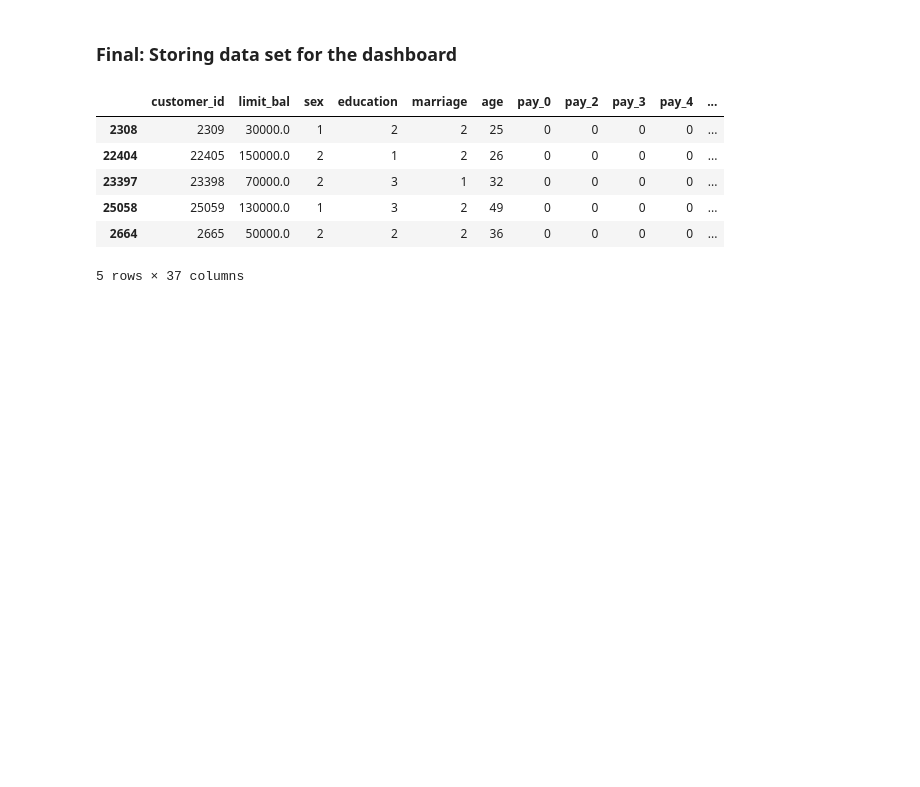
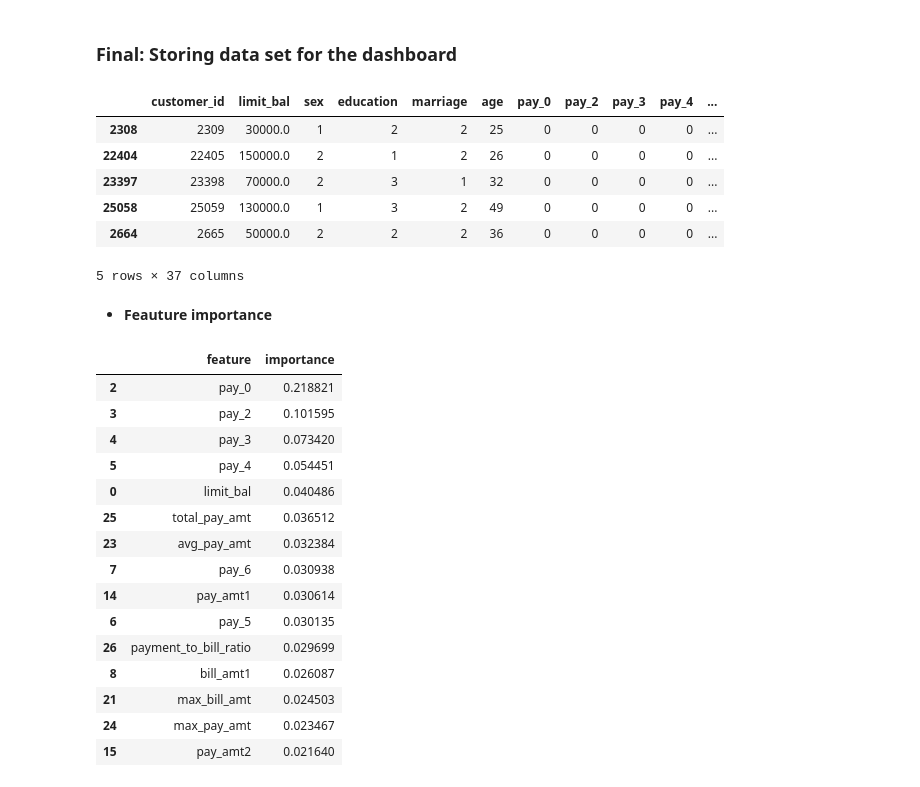
Before and after one commit to thebryanbx-cripto-32/Project_Final_Bank_Risk_ML, a Jupyter notebook: data_1_EDA_Credit.ipynb, the cells around one changed output. Saved outputs shown, nothing was run; the diff lists cells and outputs as text; code cells hidden in the pictures; blank space fills up the shorter version.

```diff
--- a/data_1_EDA_Credit.ipynb
+++ b/data_1_EDA_Credit.ipynb
@@ -722,3 +696,38 @@ df2["marriage_label"] = df2["marriage"].map({
 })
 # %%
 df2.to_csv("Results/credit_dashboard_predictions.csv", index=False)
+# %% [markdown]
+* **Feauture importance**
+# %%
+feature_names = X_train.columns
+
+importances = best_rf_model.feature_importances_
+
+feature_importance_df = pd.DataFrame({
+    "feature": feature_names,
+    "importance": importances})
+
+feature_importance_df = feature_importance_df.sort_values(
+    by="importance",
+    ascending=False)
+
+top_features = feature_importance_df.head(15)
+
+top_features
+# %% [output]
+|  | feature | importance |
+| 2 | pay_0 | 0.218821 |
+| 3 | pay_2 | 0.101595 |
+| 4 | pay_3 | 0.073420 |
+| 5 | pay_4 | 0.054451 |
+| 0 | limit_bal | 0.040486 |
+| 25 | total_pay_amt | 0.036512 |
+| 23 | avg_pay_amt | 0.032384 |
+| 7 | pay_6 | 0.030938 |
+| 14 | pay_amt1 | 0.030614 |
+| 6 | pay_5 | 0.030135 |
+| 26 | payment_to_bill_ratio | 0.029699 |
+| 8 | bill_amt1 | 0.026087 |
+| 21 | max_bill_amt | 0.024503 |
+| 24 | max_pay_amt | 0.023467 |
+| 15 | pay_amt2 | 0.021640 |
```
Also changed, not shown: parts of 12 cells of this notebook, 7 other files.
